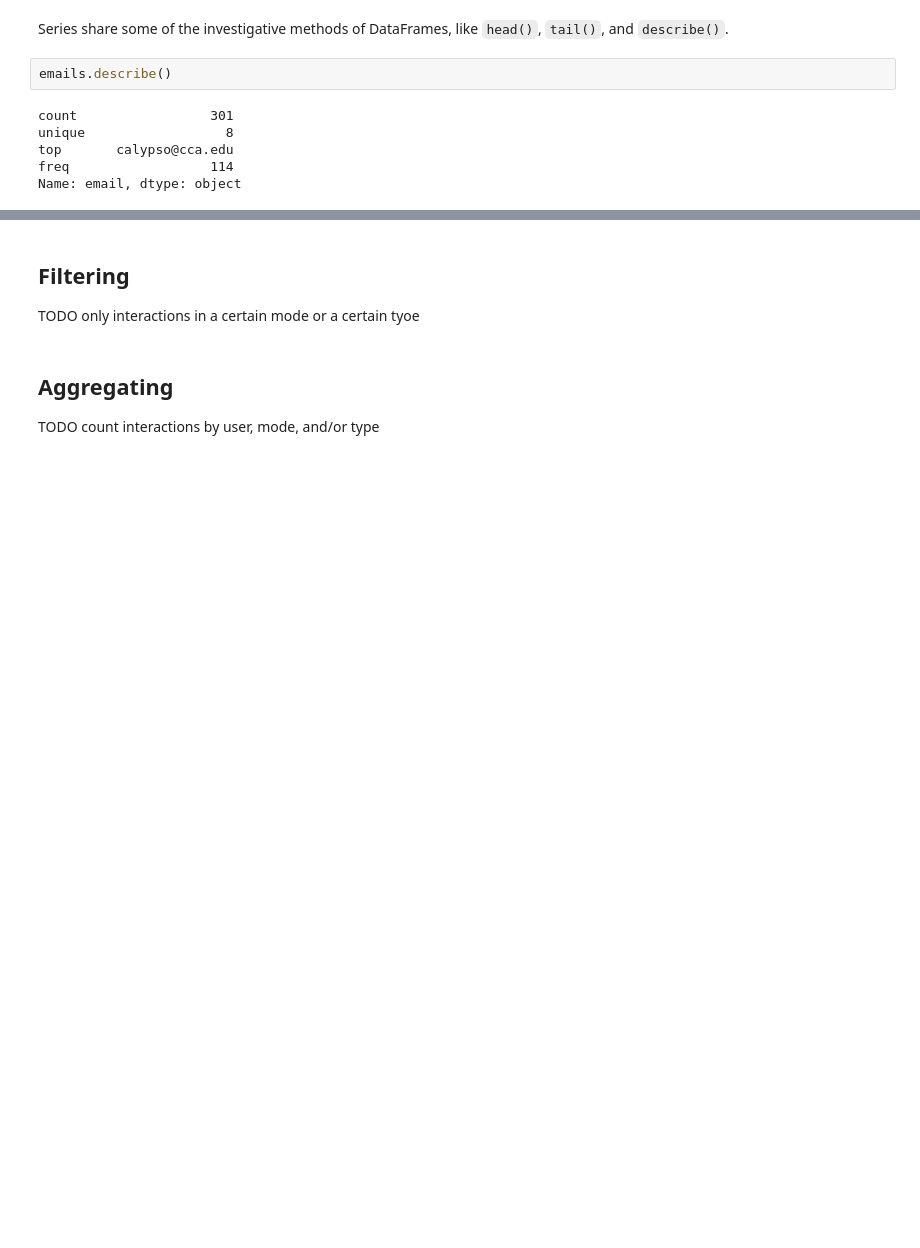
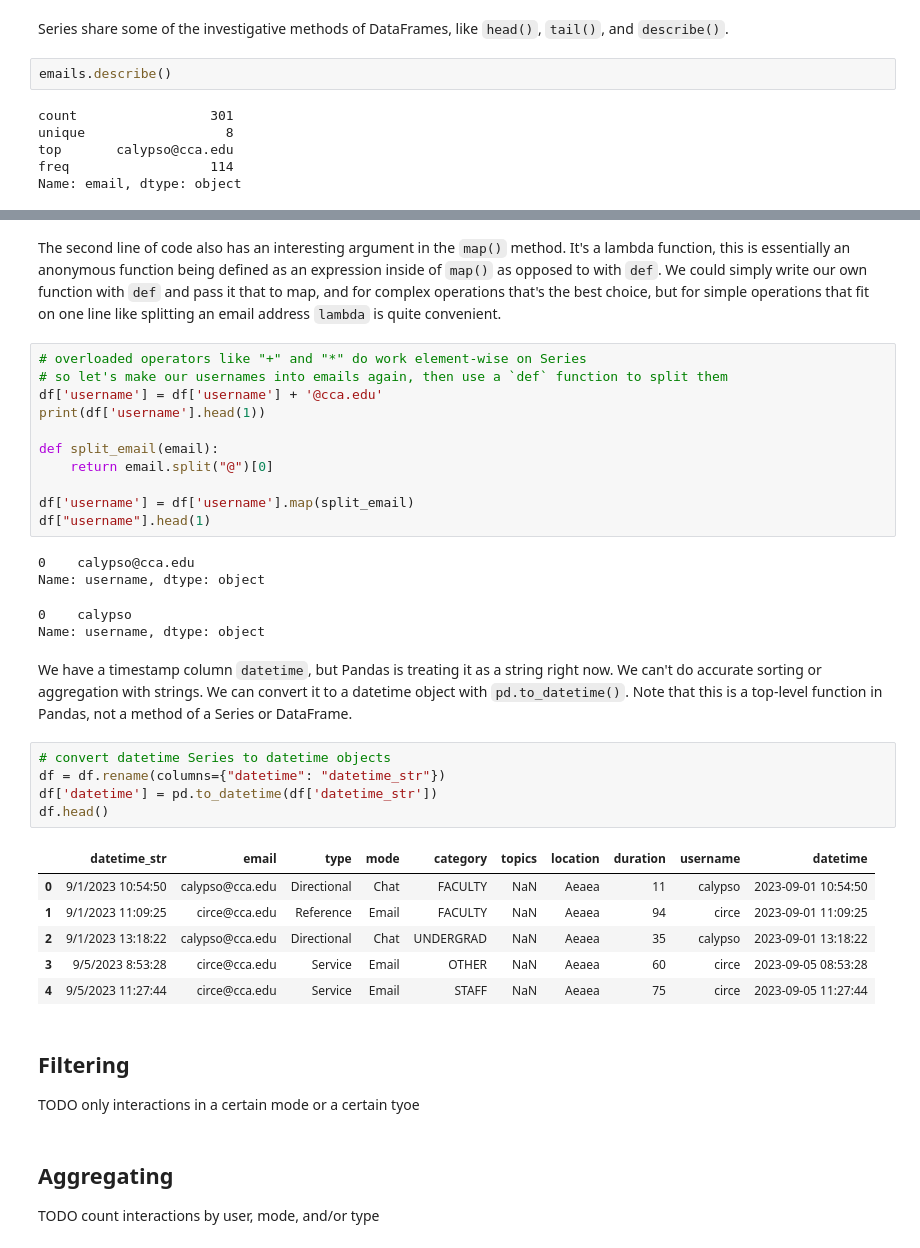
Before and after one commit to phette23/c4l24-python4lib, a Jupyter notebook: docs/pandas.ipynb, the cells around one changed output, grey strips where cells are left out. Cells and saved outputs as stored; diff of their text form; blank space fills up the shorter version.

```diff
--- a/docs/pandas.ipynb
+++ b/docs/pandas.ipynb
@@ -118,3 +142,35 @@ TODO convert datetime string to actual datetime objects
+# %% [markdown]
+The second line of code also has an interesting argument in the `map()` method. It's a lambda function, this is essentially an anonymous function being defined as an expression inside of `map()` as opposed to with `def`. We could simply write our own function with `def` and pass it that to map, and for complex operations that's the best choice, but for simple operations that fit on one line like splitting an email address `lambda` is quite convenient.
+# %%
+# overloaded operators like "+" and "*" do work element-wise on Series
+# so let's make our usernames into emails again, then use a `def` function to split them
+df['username'] = df['username'] + '@cca.edu'
+print(df['username'].head(1))
+
+def split_email(email):
+    return email.split("@")[0]
+
+df['username'] = df['username'].map(split_email)
+df["username"].head(1)
+# %% [output]
+0    calypso@cca.edu
+Name: username, dtype: object
+0    calypso
+Name: username, dtype: object
+# %% [markdown]
+We have a timestamp column `datetime`, but Pandas is treating it as a string right now. We can't do accurate sorting or aggregation with strings. We can convert it to a datetime object with `pd.to_datetime()`. Note that this is a top-level function in Pandas, not a method of a Series or DataFrame.
+# %%
+# convert datetime Series to datetime objects
+df = df.rename(columns={"datetime": "datetime_str"})
+df['datetime'] = pd.to_datetime(df['datetime_str'])
+df.head()
+# %% [output]
+|  | datetime_str | email | type | mode | category | topics | location | duration | username | datetime |
+| 0 | 9/1/2023 10:54:50 | calypso@cca.edu | Directional | Chat | FACULTY | NaN | Aeaea | 11 | calypso | 2023-09-01 10:54:50 |
+| 1 | 9/1/2023 11:09:25 | circe@cca.edu | Reference | Email | FACULTY | NaN | Aeaea | 94 | circe | 2023-09-01 11:09:25 |
+| 2 | 9/1/2023 13:18:22 | calypso@cca.edu | Directional | Chat | UNDERGRAD | NaN | Aeaea | 35 | calypso | 2023-09-01 13:18:22 |
+| 3 | 9/5/2023 8:53:28 | circe@cca.edu | Service | Email | OTHER | NaN | Aeaea | 60 | circe | 2023-09-05 08:53:28 |
+| 4 | 9/5/2023 11:27:44 | circe@cca.edu | Service | Email | STAFF | NaN | Aeaea | 75 | circe | 2023-09-05 11:27:44 |
 # %% [markdown]
 ## Filtering
 
```
Also changed, not shown: parts of 5 cells of this notebook.
